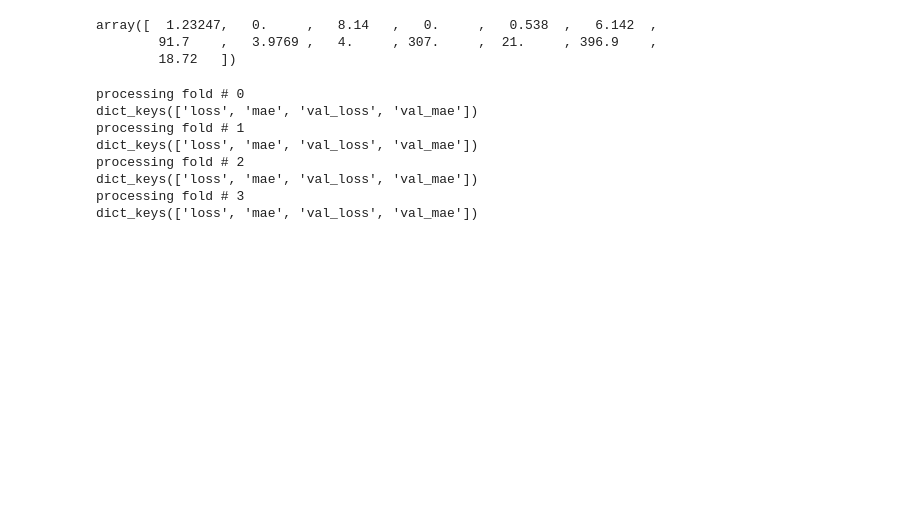
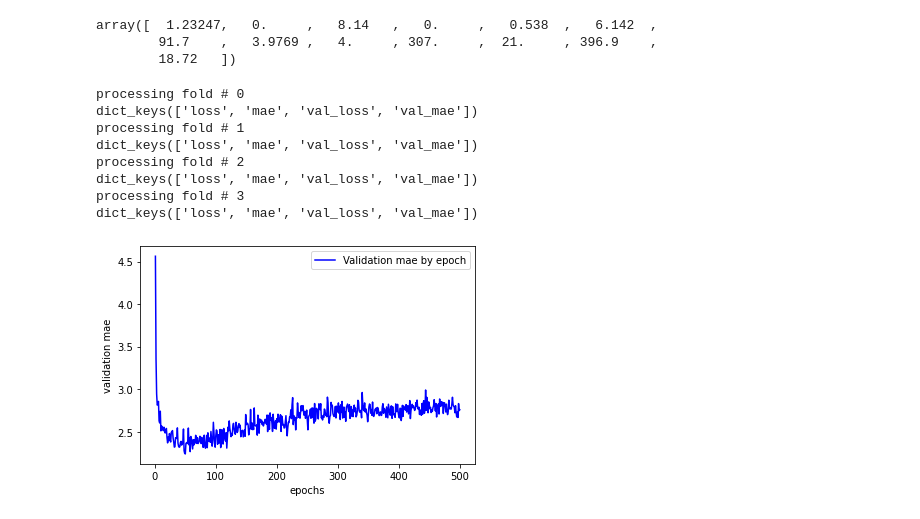
Before and after one commit to Shahir-Abdullah/DeepLearningProjects, a Jupyter notebook: PredictingHousePrices_Regession .ipynb, the cells around one changed output. Saved outputs shown, nothing was run; the diff lists cells and outputs as text; code cells hidden in the pictures; blank space fills up the shorter version.

```diff
--- a/PredictingHousePrices_Regession .ipynb
+++ b/PredictingHousePrices_Regession .ipynb
@@ -91,3 +91,12 @@ dict_keys(['loss', 'mae', 'val_loss', 'val_mae'])
 # %%
 average_mae_history = [
 np.mean([x[i] for x in all_mae_histories]) for i in range(num_epochs)]
+# %%
+import matplotlib.pyplot as plt
+plt.plot(range(1, num_epochs+1), average_mae_history, 'b', label='Validation mae by epoch')
+plt.xlabel('epochs')
+plt.ylabel('validation mae')
+plt.legend()
+plt.show()
+# %% [output]
+[figure, added]
```
Also changed, not shown: parts of 4 cells of this notebook.
